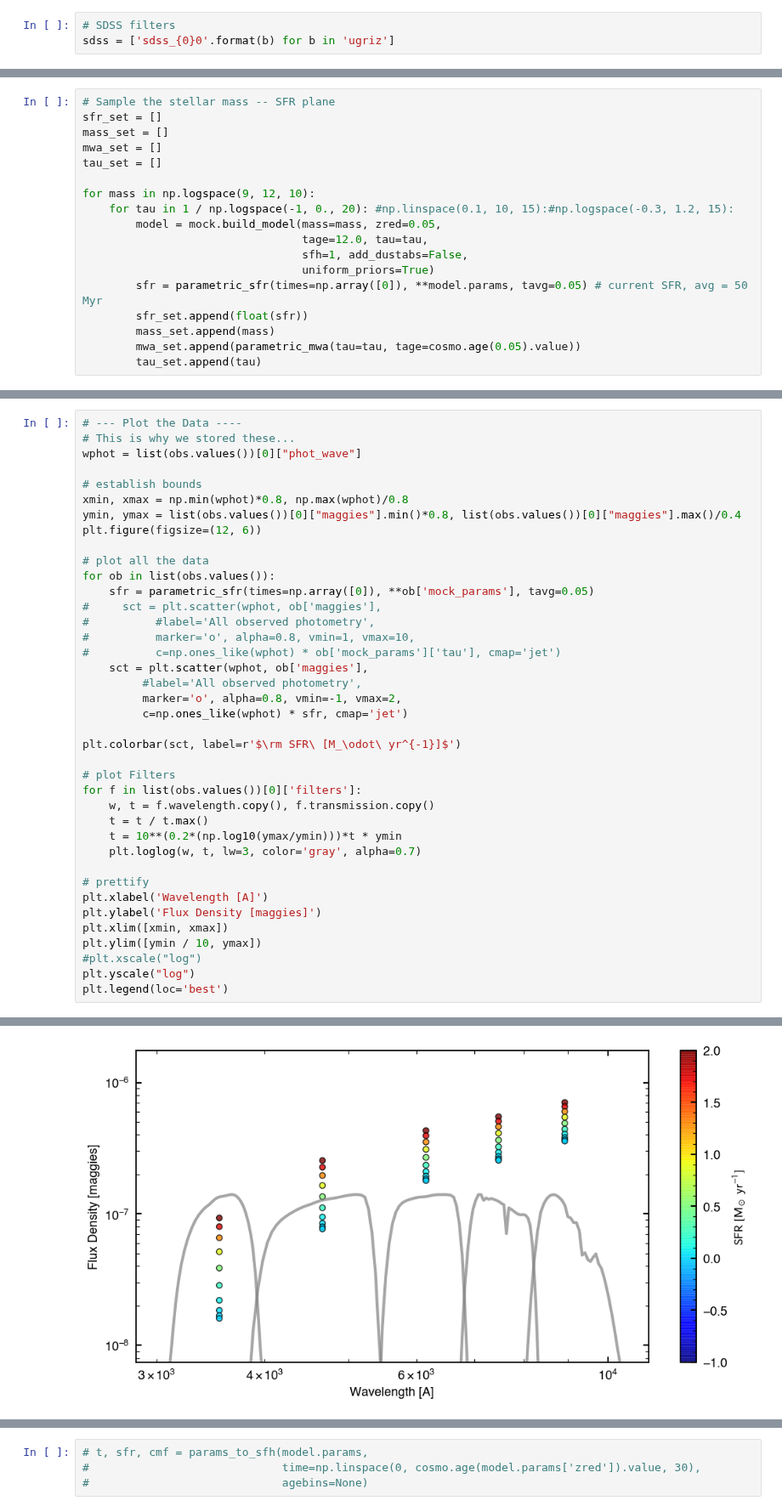
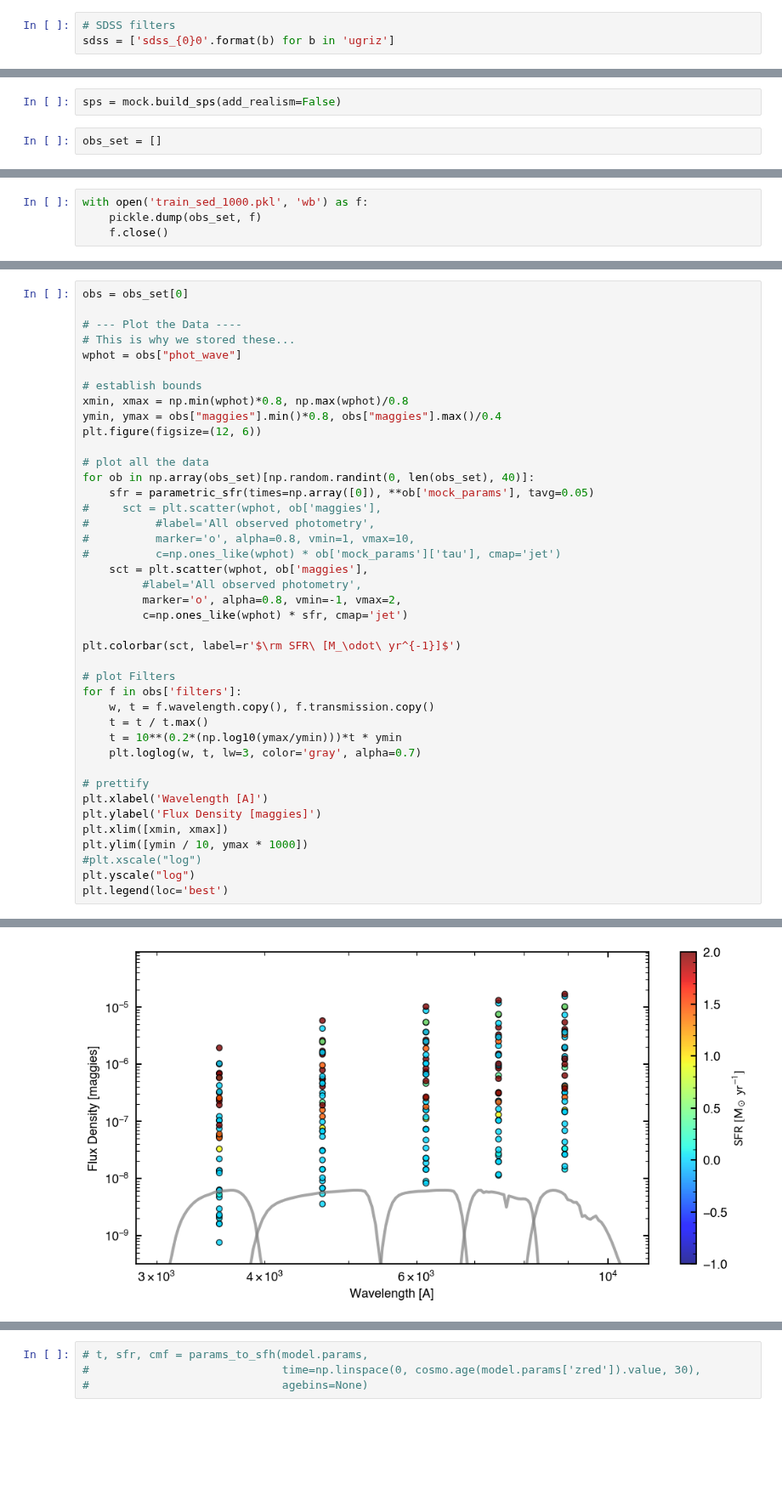
Before and after one commit to AstroJacobLi/popsed, a Jupyter notebook: notebooks/forward_model/toy_forward_model.ipynb, the cells around one changed output, grey strips where cells are left out. Shown at 85% size. Cells and saved outputs as stored; diff of their text form; blank space fills up the shorter version.

Commit message:
generate mock seds for training

```diff
--- a/notebooks/forward_model/toy_forward_model.ipynb
+++ b/notebooks/forward_model/toy_forward_model.ipynb
@@ -23,0 +82,4 @@ sdss = ['sdss_{0}0'.format(b) for b in 'ugriz']
+# %%
+sps = mock.build_sps(add_realism=False)
+# %%
+obs_set = []
@@ -24 +108,5 @@ sdss = ['sdss_{0}0'.format(b) for b in 'ugriz']
+# %%
+with open('train_sed_1000.pkl', 'wb') as f:
+    pickle.dump(obs_set, f)
+    f.close()
 # %%
@@ -60,18 +126,0 @@ $0.94462862 \; \mathrm{Gyr}$
-# %%
-# Sample the stellar mass -- SFR plane
-sfr_set = []
-mass_set = []
-mwa_set = []
-tau_set = []
-
-for mass in np.logspace(9, 12, 10):
-    for tau in 1 / np.logspace(-1, 0., 20): #np.linspace(0.1, 10, 15):#np.logspace(-0.3, 1.2, 15):
-        model = mock.build_model(mass=mass, zred=0.05,
-                                 tage=12.0, tau=tau,
-                                 sfh=1, add_dustabs=False,
-                                 uniform_priors=True)
-        sfr = parametric_sfr(times=np.array([0]), **model.params, tavg=0.05) # current SFR, avg = 50 Myr
-        sfr_set.append(float(sfr))
-        mass_set.append(mass)
-        mwa_set.append(parametric_mwa(tau=tau, tage=cosmo.age(0.05).value))
-        tau_set.append(tau)
@@ -129,43 +127,45 @@ array([0.00031502])
 # %%
+obs = obs_set[0]
+
 # --- Plot the Data ----
 # This is why we stored these...
-wphot = list(obs.values())[0]["phot_wave"]
+wphot = obs["phot_wave"]
 
 # establish bounds
 xmin, xmax = np.min(wphot)*0.8, np.max(wphot)/0.8
-ymin, ymax = list(obs.values())[0]["maggies"].min()*0.8, list(obs.values())[0]["maggies"].max()/0.4
+ymin, ymax = obs["maggies"].min()*0.8, obs["maggies"].max()/0.4
 plt.figure(figsize=(12, 6))
 
 # plot all the data
-for ob in list(obs.values()):
+for ob in np.array(obs_set)[np.random.randint(0, len(obs_set), 40)]:
     sfr = parametric_sfr(times=np.array([0]), **ob['mock_params'], tavg=0.05)
 #     sct = plt.scatter(wphot, ob['maggies'],
 #          #label='All observed photometry',
 #          marker='o', alpha=0.8, vmin=1, vmax=10,
 #          c=np.ones_like(wphot) * ob['mock_params']['tau'], cmap='jet')
     sct = plt.scatter(wphot, ob['maggies'],
          #label='All observed photometry',
          marker='o', alpha=0.8, vmin=-1, vmax=2,
          c=np.ones_like(wphot) * sfr, cmap='jet')
 
 plt.colorbar(sct, label=r'$\rm SFR\ [M_\odot\ yr^{-1}]$')
 
 # plot Filters
-for f in list(obs.values())[0]['filters']:
+for f in obs['filters']:
     w, t = f.wavelength.copy(), f.transmission.copy()
     t = t / t.max()
     t = 10**(0.2*(np.log10(ymax/ymin)))*t * ymin
     plt.loglog(w, t, lw=3, color='gray', alpha=0.7)
 
 # prettify
 plt.xlabel('Wavelength [A]')
 plt.ylabel('Flux Density [maggies]')
 plt.xlim([xmin, xmax])
-plt.ylim([ymin / 10, ymax])
+plt.ylim([ymin / 10, ymax * 1000])
 #plt.xscale("log")
 plt.yscale("log")
 plt.legend(loc='best')
 # %% [output]
 No handles with labels found to put in legend.
 <matplotlib.legend.Legend at 0x...>
-[figure, old version]
+[figure, new version]
```
Also changed, not shown: parts of 26 cells of this notebook, 1 other file.
